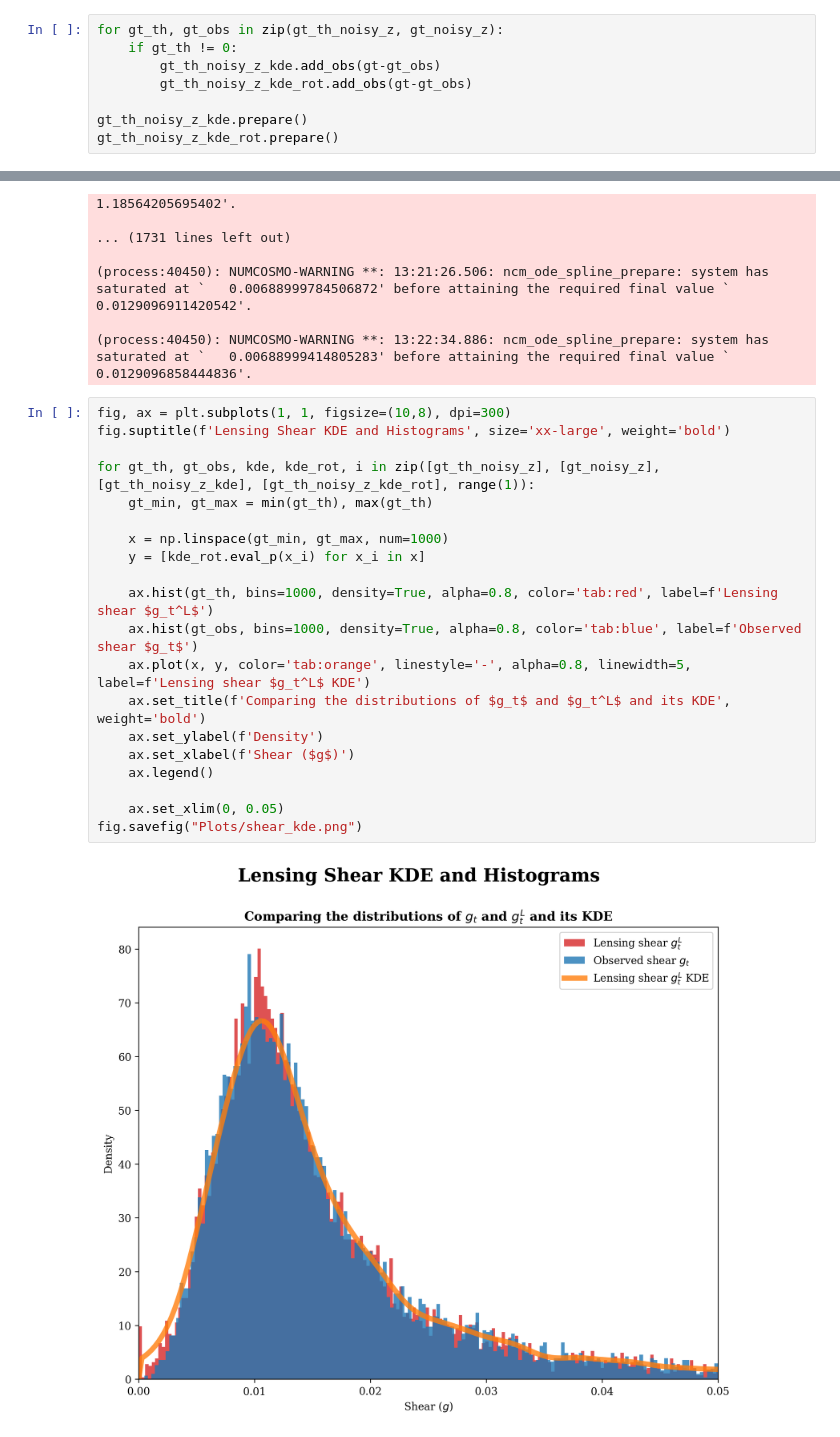
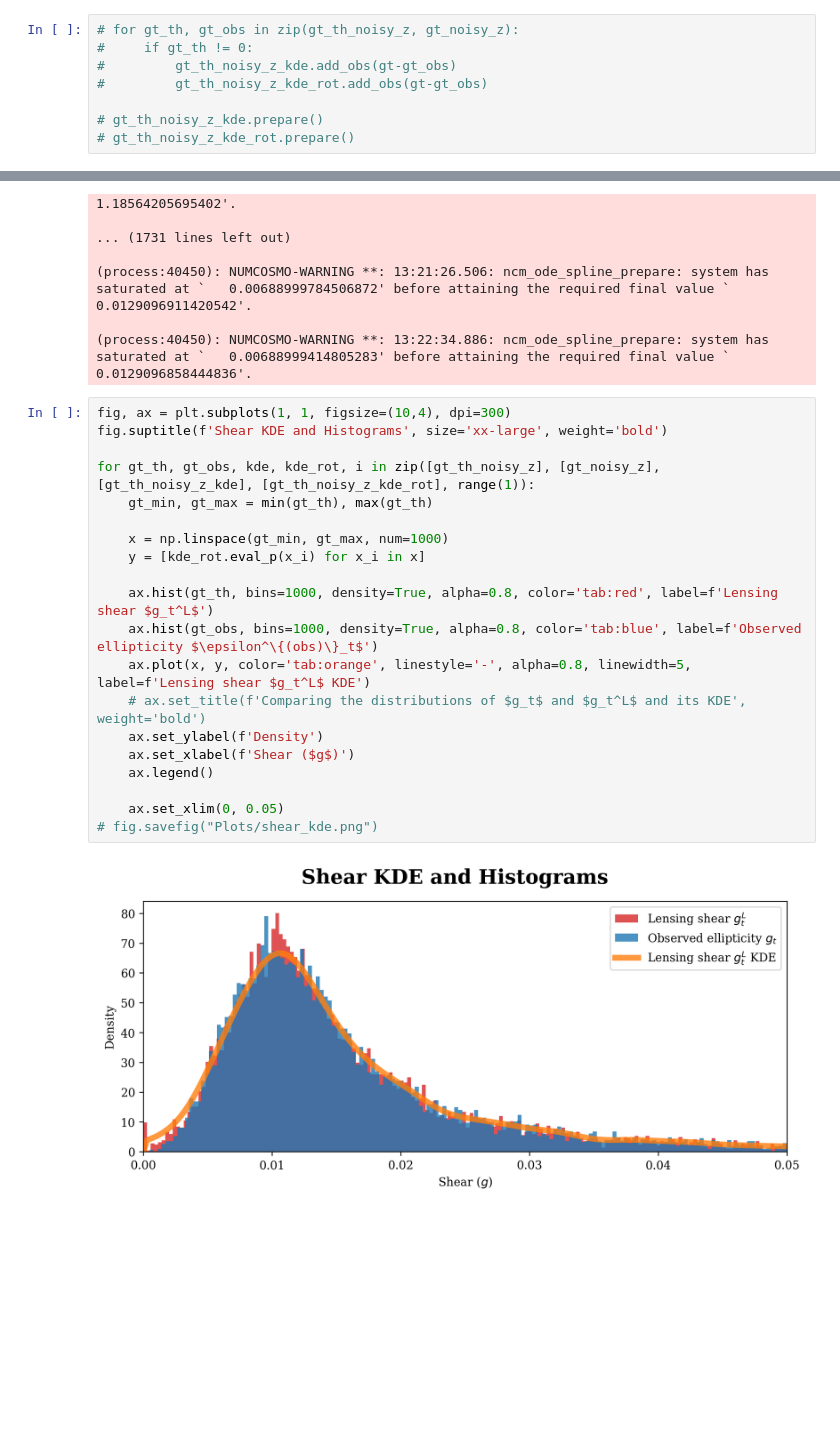
Before and after one commit to caioolivv/masters, a Jupyter notebook: CLMM/CLMM_shear_likelihood_2_1.ipynb, the cells around one changed output, grey strips where cells are left out. Drawn from its saved outputs; the diff is of its cells as text; blank space fills up the shorter version.

Commit message:
Changed some plots

```diff
--- a/CLMM/CLMM_shear_likelihood_2_1.ipynb
+++ b/CLMM/CLMM_shear_likelihood_2_1.ipynb
@@ -168,13 +168,13 @@ for gt_th, gt_obs, kde, kde_rot, i in zip([gt_th_noisy_z], [gt_noisy_z], [gt_th_
 # %% [markdown]
 ### Updating the KDE for likelihood
 # %%
-for gt_th, gt_obs in zip(gt_th_noisy_z, gt_noisy_z):
-    if gt_th != 0:
-        gt_th_noisy_z_kde.add_obs(gt-gt_obs)
-        gt_th_noisy_z_kde_rot.add_obs(gt-gt_obs)
+# for gt_th, gt_obs in zip(gt_th_noisy_z, gt_noisy_z):
+#     if gt_th != 0:
+#         gt_th_noisy_z_kde.add_obs(gt-gt_obs)
+#         gt_th_noisy_z_kde_rot.add_obs(gt-gt_obs)
 
-gt_th_noisy_z_kde.prepare()
-gt_th_noisy_z_kde_rot.prepare()
+# gt_th_noisy_z_kde.prepare()
+# gt_th_noisy_z_kde_rot.prepare()
 # %%
 # import scipy.integrate as integrate
 
@@ -325,24 +308,24 @@ print(10.**logm_est)
 
 (process:40450): NUMCOSMO-WARNING **: 13:22:34.886: ncm_ode_spline_prepare: system has saturated at `   0.00688999414805283' before attaining the required final value `    0.0129096858444836'.
 # %%
-fig, ax = plt.subplots(1, 1, figsize=(10,8), dpi=300)
-fig.suptitle(f'Lensing Shear KDE and Histograms', size='xx-large', weight='bold')
+fig, ax = plt.subplots(1, 1, figsize=(10,4), dpi=300)
+fig.suptitle(f'Shear KDE and Histograms', size='xx-large', weight='bold')
 
 for gt_th, gt_obs, kde, kde_rot, i in zip([gt_th_noisy_z], [gt_noisy_z], [gt_th_noisy_z_kde], [gt_th_noisy_z_kde_rot], range(1)):
     gt_min, gt_max = min(gt_th), max(gt_th)
 
     x = np.linspace(gt_min, gt_max, num=1000)
     y = [kde_rot.eval_p(x_i) for x_i in x]
 
     ax.hist(gt_th, bins=1000, density=True, alpha=0.8, color='tab:red', label=f'Lensing shear $g_t^L$')
-    ax.hist(gt_obs, bins=1000, density=True, alpha=0.8, color='tab:blue', label=f'Observed shear $g_t$')
+    ax.hist(gt_obs, bins=1000, density=True, alpha=0.8, color='tab:blue', label=f'Observed ellipticity $\epsilon^\{(obs)\}_t$')
     ax.plot(x, y, color='tab:orange', linestyle='-', alpha=0.8, linewidth=5, label=f'Lensing shear $g_t^L$ KDE')
-    ax.set_title(f'Comparing the distributions of $g_t$ and $g_t^L$ and its KDE', weight='bold')
+    # ax.set_title(f'Comparing the distributions of $g_t$ and $g_t^L$ and its KDE', weight='bold')
     ax.set_ylabel(f'Density')
     ax.set_xlabel(f'Shear ($g$)')
     ax.legend()
 
     ax.set_xlim(0, 0.05)
-fig.savefig("Plots/shear_kde.png")
+# fig.savefig("Plots/shear_kde.png")
 # %% [output]
-[figure, old version]
+[figure, new version]
```
Also changed, not shown: parts of 1 cell of this notebook, 4 other files.
